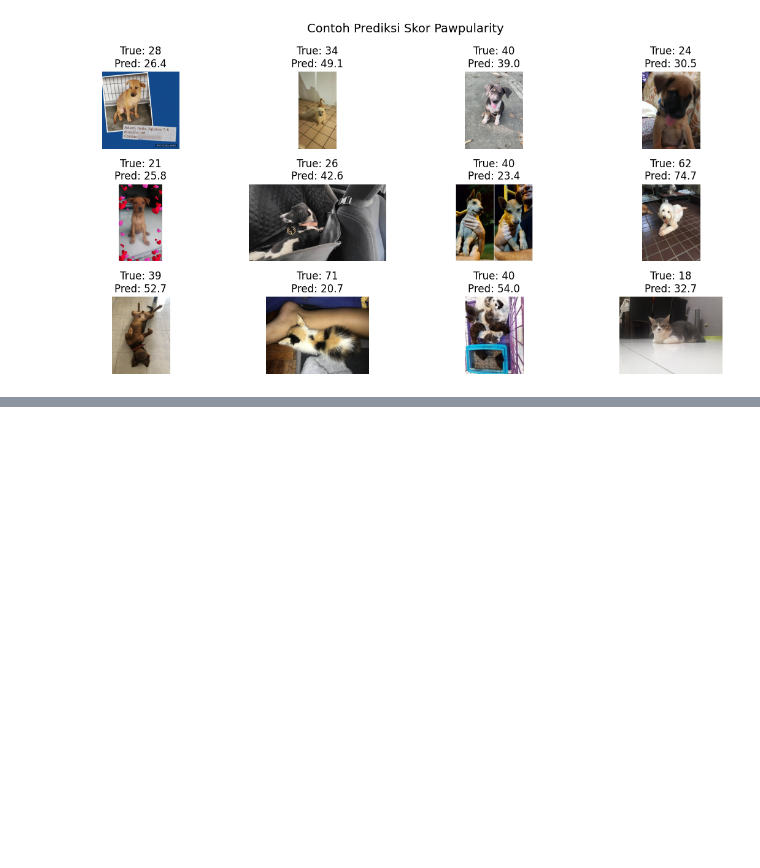
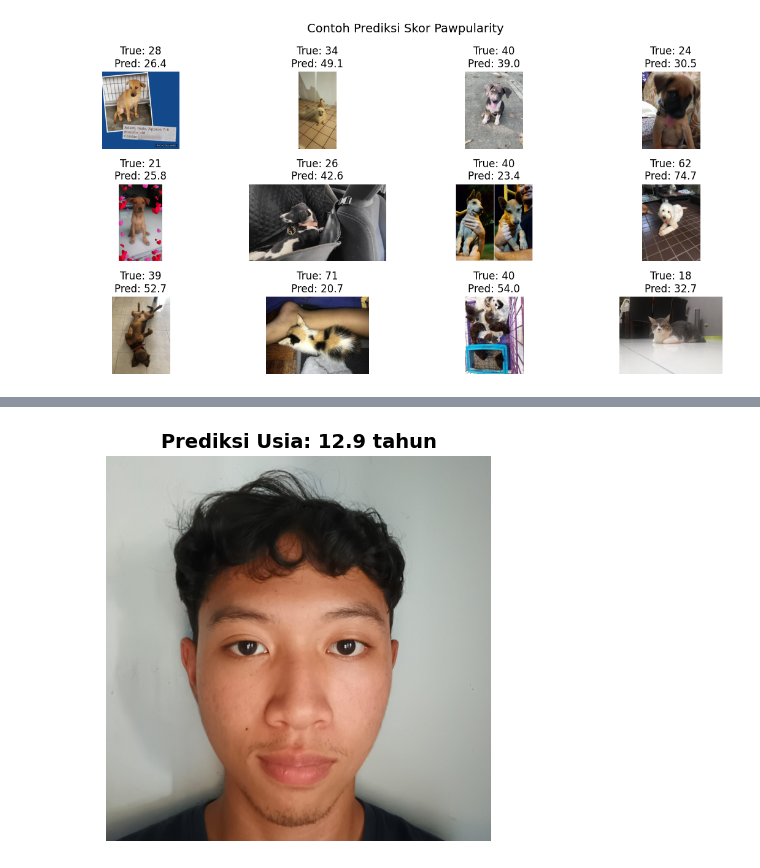
Before and after one commit to narumirr/Visi-Komputer, a Jupyter notebook: Jobsheet_03_Teknik_Regresi_Gambar.ipynb, the cells around one changed output, grey strips where cells are left out. Cells and saved outputs as stored; diff of their text form; code cells hidden in the pictures; blank space fills up the shorter version.

```diff
--- a/Jobsheet_03_Teknik_Regresi_Gambar.ipynb
+++ b/Jobsheet_03_Teknik_Regresi_Gambar.ipynb
@@ -760,0 +765,28 @@ plt.show()
+# %%
+import matplotlib.pyplot as plt
+import tensorflow as tf
+
+# 1. Masukkan nama file foto wajahmu
+path_foto_wajah = "wajah.jpeg"  # sesuaikan dengan nama file yang diunggah
+
+# 2. Preprocess foto (ukuran target D2 MobileNetV2 adalah 160x160)
+img_wajah = tf.keras.utils.load_img(path_foto_wajah, target_size=(160, 160))
+img_wajah_array = tf.keras.utils.img_to_array(img_wajah)
+img_wajah_array = (
+    tf.keras.applications.mobilenet_v2.preprocess_input(img_wajah_array)
+)
+img_wajah_array = tf.expand_dims(img_wajah_array, axis=0)  # tambah batch dimension
+
+# 3. Prediksi usia
+predik_usia = model.predict(img_wajah_array, verbose=0)[0][0]
+
+# 4. Tampilkan foto dan hasil prediksi
+plt.figure(figsize=(5, 5))
+plt.imshow(tf.keras.utils.load_img(path_foto_wajah))
+plt.title(
+    f"Prediksi Usia: {predik_usia:.1f} tahun", fontsize=14, fontweight="bold"
+)
+plt.axis("off")
+plt.show()
+# %% [output]
+[figure, added]
```
Also changed, not shown: parts of 4 cells of this notebook.
